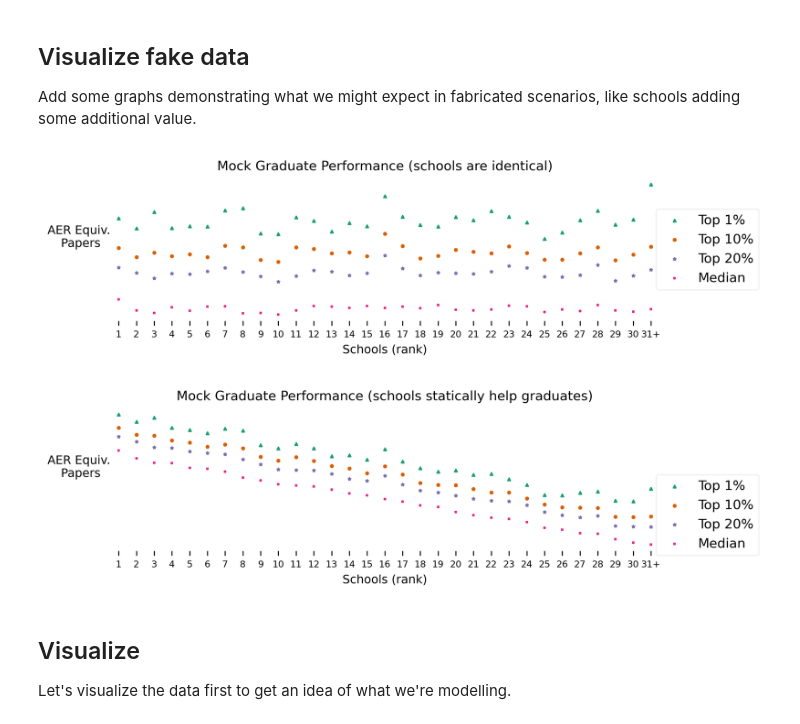
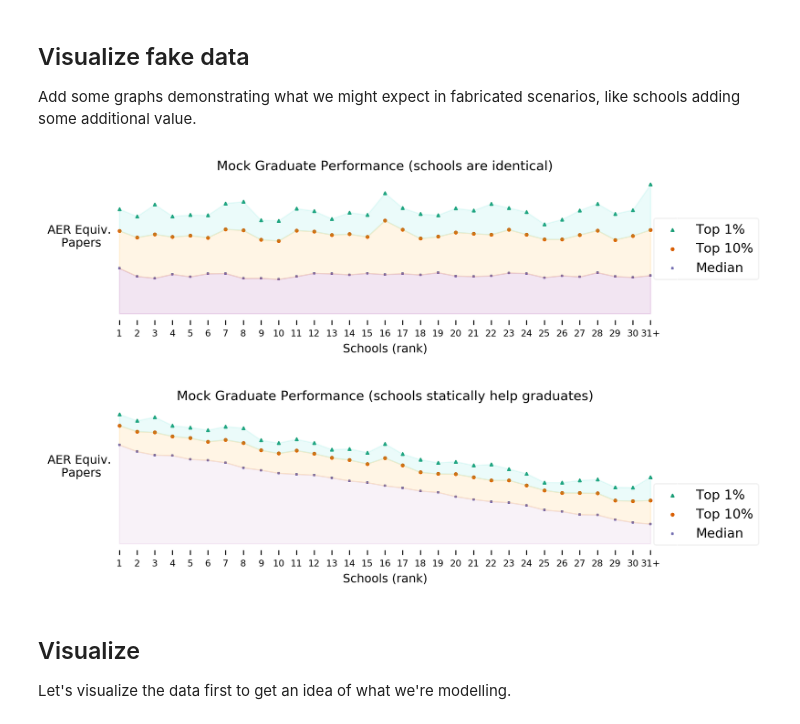
Before and after one commit to mviz/publish_rate_analysis, a Jupyter notebook: publishing_rate_raw_visualizations.ipynb, the cells around one changed output. Cells and saved outputs as stored; diff of their text form; code cells hidden in the pictures.

Commit message:
Tweak visualizations to include fill-color

```diff
--- a/publishing_rate_raw_visualizations.ipynb
+++ b/publishing_rate_raw_visualizations.ipynb
@@ -28,32 +28,35 @@ Add some graphs demonstrating what we might expect in fabricated scenarios, like
 # %%
 fig_mock_base, ax = plt.subplots(figsize=(8,2))
 fig_mock_base.set_dpi(300)
 
 mean_aer_quantiles = mock_data_quantiles
 
 xtick_names = [str(integer) for integer in range(1,31)]
 xtick_names.append('31+')
 
 ax.scatter(mean_aer_quantiles["Rank"], mean_aer_quantiles["99th"], marker='^', alpha=1, label="Top 1%", s=4);
 ax.scatter(mean_aer_quantiles["Rank"], mean_aer_quantiles["90th"], marker='o', alpha=1, label="Top 10%", s=4);
-ax.scatter(mean_aer_quantiles["Rank"], mean_aer_quantiles["80th"], marker='*',  alpha=1, label="Top 20%", s=4);
 ax.scatter(mean_aer_quantiles["Rank"], mean_aer_quantiles["50th"], marker='+',  alpha=1, label="Median", s=4);
+ax.fill_between(mean_aer_quantiles["Rank"], mean_aer_quantiles["99th"], mean_aer_quantiles["90th"], color="turquoise", alpha=0.1)
+ax.fill_between(mean_aer_quantiles["Rank"], mean_aer_quantiles["90th"], mean_aer_quantiles["50th"], color="orange",alpha=0.1)
+ax.fill_between(mean_aer_quantiles["Rank"], mean_aer_quantiles["50th"], np.zeros(mean_aer_quantiles["Rank"].size), color="purple", alpha=0.1)
+
 ax.set_title("Mock Graduate Performance (schools are identical)", fontsize=10)
 ax.set_xticks(range(1,32))
 ax.set_xticklabels(xtick_names, fontsize=7)
 ax.set_xlabel("Schools (rank)", fontsize=9)
 ax.set_ylabel("AER Equiv.\n Papers", rotation=0, fontsize=9, labelpad=10)
 
 ax.set_yticks([])
 
 ax.spines["left"].set_visible(False)
 ax.spines["top"].set_visible(False)
 ax.spines["right"].set_visible(False)
 ax.spines["bottom"].set_visible(False)
 
 ax.legend(loc='right', bbox_to_anchor=(1.15, 0.5),  ncol=1, framealpha=0.25);
 # %% [output]
-[figure, old version]
+[figure, new version]
 # %%
 sns.set_palette("Dark2")
 
@@ -67,8 +70,11 @@ xtick_names.append('31+')
 
 ax.scatter(mean_aer_quantiles["Rank"], mean_aer_quantiles["99th"], marker='^', alpha=1, label="Top 1%", s=4);
 ax.scatter(mean_aer_quantiles["Rank"], mean_aer_quantiles["90th"], marker='o', alpha=1, label="Top 10%", s=4);
-ax.scatter(mean_aer_quantiles["Rank"], mean_aer_quantiles["80th"], marker='*',  alpha=1, label="Top 20%", s=4);
 ax.scatter(mean_aer_quantiles["Rank"], mean_aer_quantiles["50th"], marker='+',  alpha=1, label="Median", s=4);
+ax.fill_between(mean_aer_quantiles["Rank"], mean_aer_quantiles["99th"], mean_aer_quantiles["90th"], color="turquoise", alpha=0.1)
+ax.fill_between(mean_aer_quantiles["Rank"], mean_aer_quantiles["90th"], mean_aer_quantiles["50th"], color="orange",alpha=0.1)
+ax.fill_between(mean_aer_quantiles["Rank"], mean_aer_quantiles["50th"], np.zeros(mean_aer_quantiles["Rank"].size), color="purple", alpha=0.05)
+
 ax.set_title("Mock Graduate Performance (schools statically help graduates)", fontsize=10)
 ax.set_xticks(range(1,32))
 ax.set_xticklabels(xtick_names, fontsize=7)
@@ -83,7 +89,7 @@ ax.spines["bottom"].set_visible(False)
 
 ax.legend(loc='right', bbox_to_anchor=(1.15, 0.25),  ncol=1, framealpha=0.25);
 # %% [output]
-[figure, old version]
+[figure, new version]
 # %%
 fig_mock_base.savefig("visualizations/mock_data_base.png", bbox_inches = 'tight')
 fig_mock_sh.savefig("visualizations/mock_data_school_help.png", bbox_inches = 'tight')
```
Also changed, not shown: parts of 3 cells of this notebook, 4 other files.
